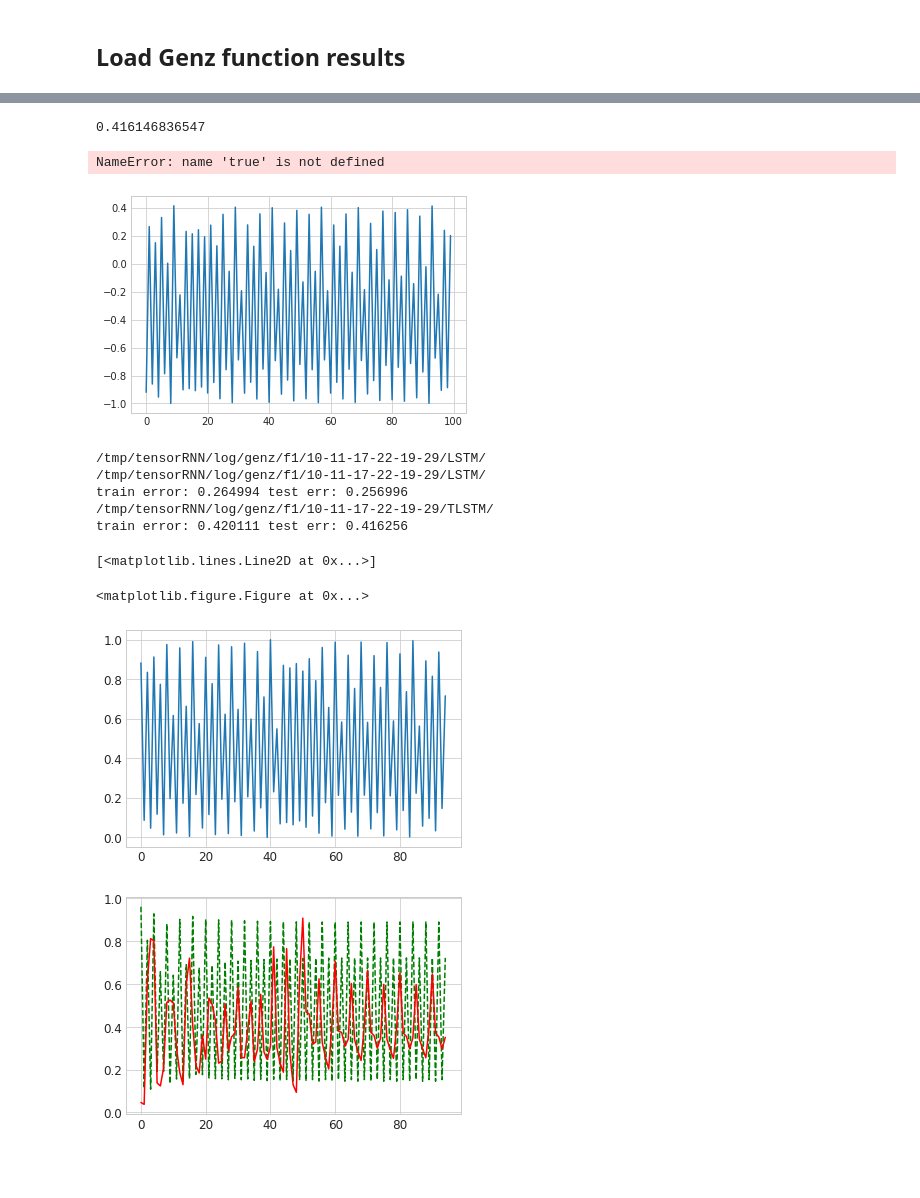
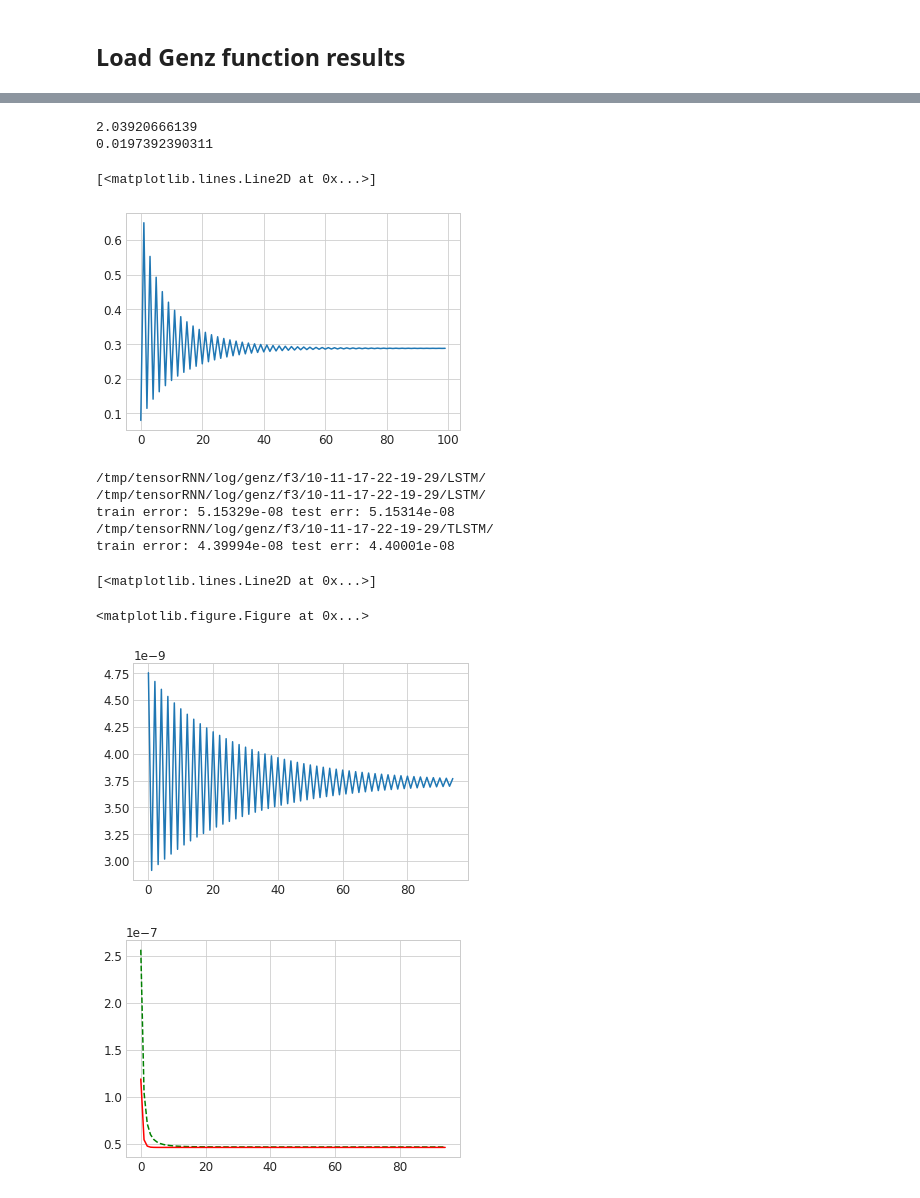
Before and after one commit to yuqirose/TensorRNN, a Jupyter notebook: experiments/notebook/py3_load_rslts.ipynb, the cells around one changed output, grey strips where cells are left out. Cells and saved outputs as stored; diff of their text form; code cells hidden in the pictures; blank space fills up the shorter version.

Commit message:
updated lorenz visualization

```diff
--- a/experiments/notebook/py3_load_rslts.ipynb
+++ b/experiments/notebook/py3_load_rslts.ipynb
@@ -315,15 +315,17 @@ not found
 not found
 # %%
 # raw data
-exp='f1'
+exp='f3'
 dat = np.load('/home/qiyu/data/'+exp+'.npy')
 print(dat.max())
+print(dat.min())
+
 plt.plot(dat[4486,:,0])
-print(np.argmax(true[:,:,0])/true.shape[1])
 # %% [output]
-0.416146836547
+2.03920666139
+0.0197392390311
-NameError: name 'true' is not defined
+[<matplotlib.lines.Line2D at 0x...>]
-[figure, old version]
+[figure, new version]
 # %%
 %matplotlib inline
 import matplotlib.pyplot as plt
@@ -361,7 +363,7 @@ def load_log(exp, model):
         config = read_config(fstream)
     return config, pred
 
-exp = 'f1'
+exp = 'f3'
 
 i= 19
 
@@ -388,12 +390,12 @@ print('train error:',config['train_error'],'test err:',config['test_error'])
 
 plt.plot(pred[i,:,0],'r-',label=model)
 # %% [output]
-/tmp/tensorRNN/log/genz/f1/10-11-17-22-19-29/LSTM/
-/tmp/tensorRNN/log/genz/f1/10-11-17-22-19-29/LSTM/
-train error: 0.264994 test err: 0.256996
-/tmp/tensorRNN/log/genz/f1/10-11-17-22-19-29/TLSTM/
-train error: 0.420111 test err: 0.416256
+/tmp/tensorRNN/log/genz/f3/10-11-17-22-19-29/LSTM/
+/tmp/tensorRNN/log/genz/f3/10-11-17-22-19-29/LSTM/
+train error: 5.15329e-08 test err: 5.15314e-08
+/tmp/tensorRNN/log/genz/f3/10-11-17-22-19-29/TLSTM/
+train error: 4.39994e-08 test err: 4.40001e-08
 [<matplotlib.lines.Line2D at 0x...>]
 <matplotlib.figure.Figure at 0x...>
-[figure, old version]
+[figure, new version]
-[figure, old version]
+[figure, new version]
```
Also changed, not shown: parts of 1 cell of this notebook, 4 other files.
